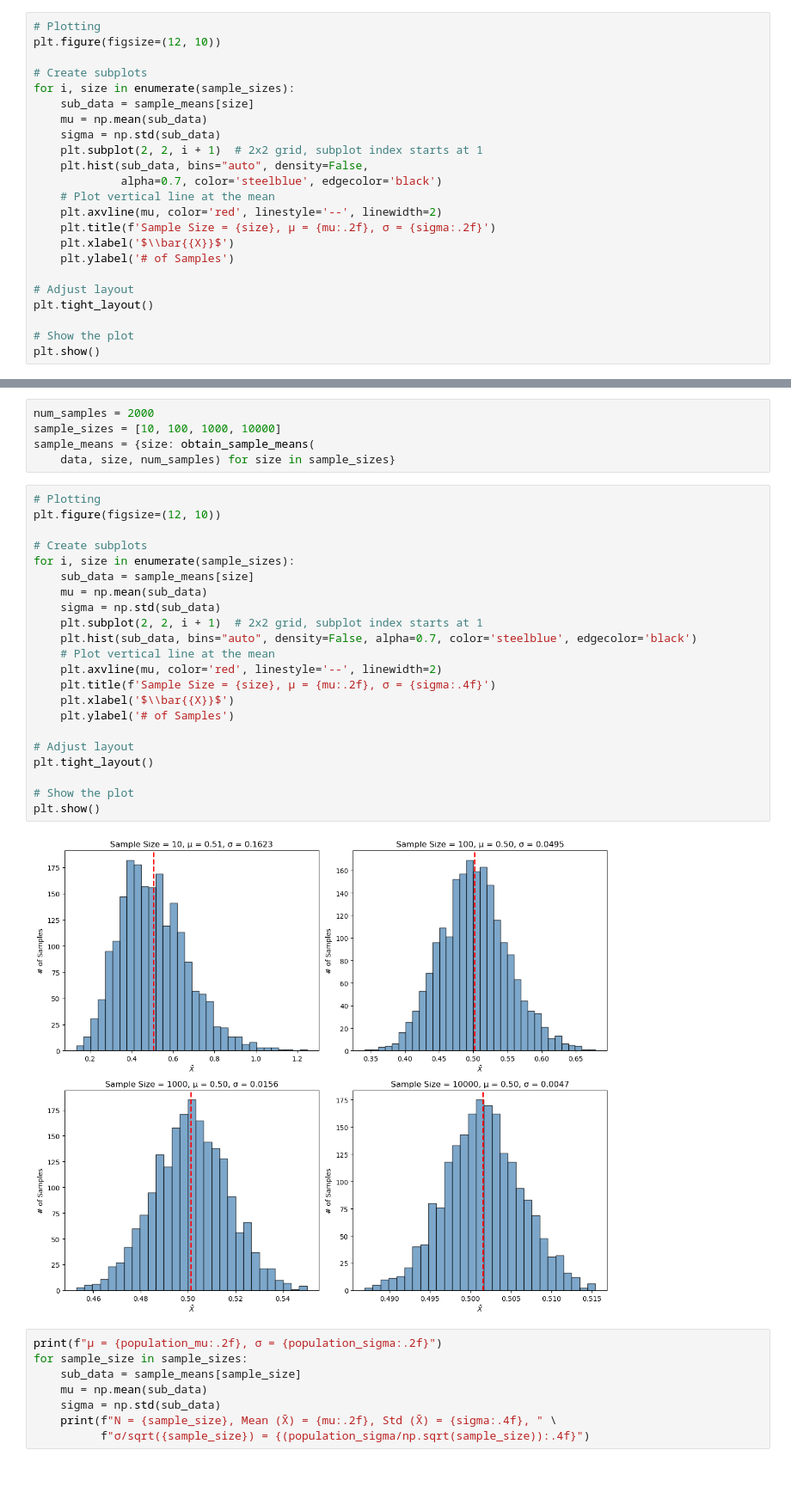
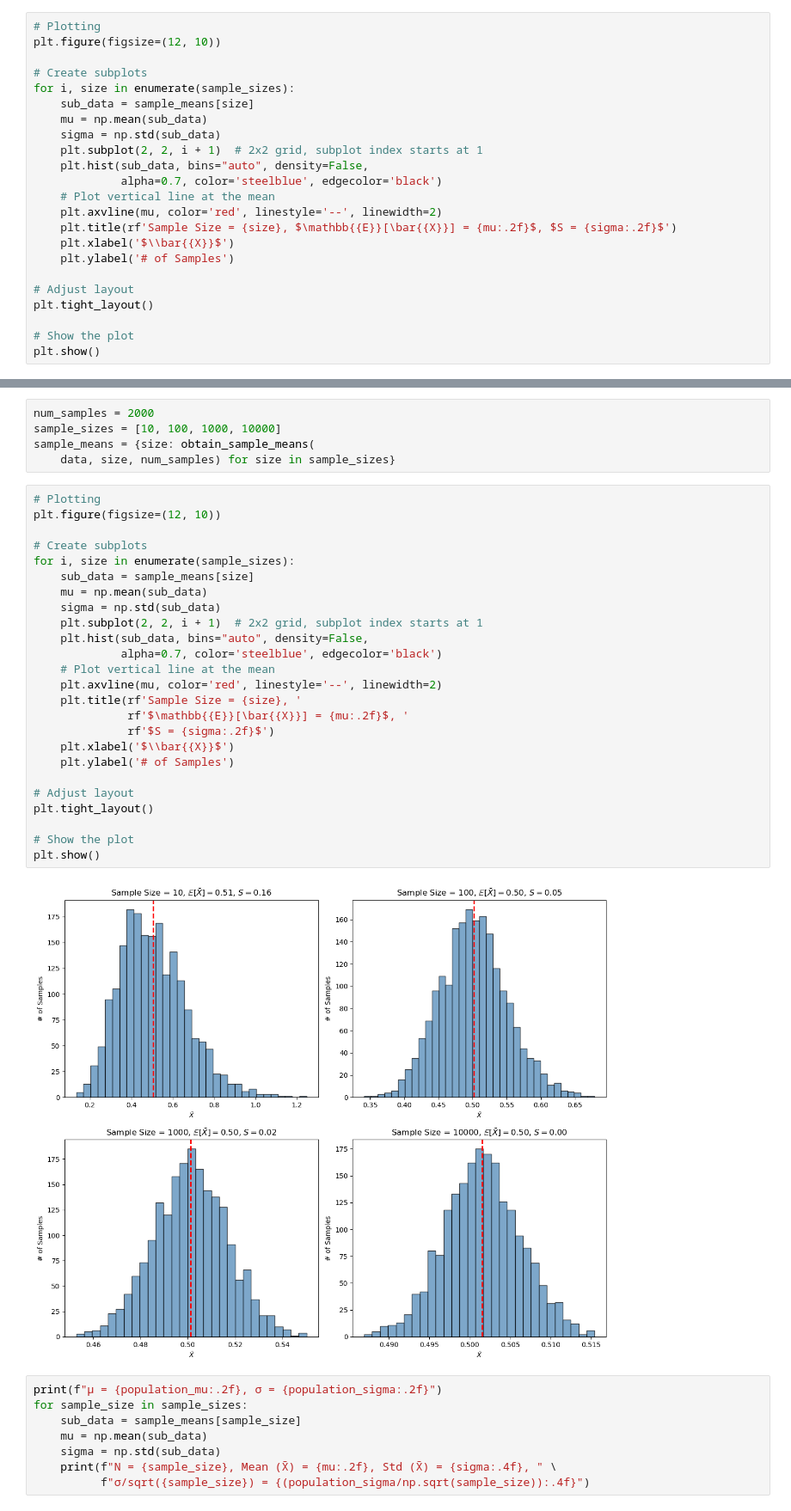
Before and after one commit to hongtaoh/hongtaoh.github.io, a Jupyter notebook: notebooks/2024-09-17-stats-simulation.ipynb, the cells around one changed output, grey strips where cells are left out. Shown at 86% size. Drawn from its saved outputs; the diff is of its cells as text; blank space fills up the shorter version.

```diff
--- a/notebooks/2024-09-17-stats-simulation.ipynb
+++ b/notebooks/2024-09-17-stats-simulation.ipynb
@@ -92,7 +92,7 @@ for i, size in enumerate(sample_sizes):
              alpha=0.7, color='steelblue', edgecolor='black')
     # Plot vertical line at the mean
     plt.axvline(mu, color='red', linestyle='--', linewidth=2)
-    plt.title(f'Sample Size = {size}, μ = {mu:.2f}, σ = {sigma:.2f}')
+    plt.title(rf'Sample Size = {size}, $\mathbb{{E}}[\bar{{X}}] = {mu:.2f}$, $S = {sigma:.2f}$')
     plt.xlabel('$\\bar{{X}}$')
     plt.ylabel('# of Samples')
 
@@ -183,27 +183,30 @@ sample_means = {size: obtain_sample_means(
 # %%
 # Plotting
 plt.figure(figsize=(12, 10))
 
 # Create subplots
 for i, size in enumerate(sample_sizes):
     sub_data = sample_means[size]
     mu = np.mean(sub_data)
     sigma = np.std(sub_data)
     plt.subplot(2, 2, i + 1)  # 2x2 grid, subplot index starts at 1
-    plt.hist(sub_data, bins="auto", density=False, alpha=0.7, color='steelblue', edgecolor='black')
+    plt.hist(sub_data, bins="auto", density=False,
+             alpha=0.7, color='steelblue', edgecolor='black')
     # Plot vertical line at the mean
     plt.axvline(mu, color='red', linestyle='--', linewidth=2)
-    plt.title(f'Sample Size = {size}, μ = {mu:.2f}, σ = {sigma:.4f}')
+    plt.title(rf'Sample Size = {size}, '
+              rf'$\mathbb{{E}}[\bar{{X}}] = {mu:.2f}$, '
+              rf'$S = {sigma:.2f}$')
     plt.xlabel('$\\bar{{X}}$')
     plt.ylabel('# of Samples')
 
 # Adjust layout
 plt.tight_layout()
 
 # Show the plot
 plt.show()
 # %% [output]
-[figure, old version]
+[figure, new version]
 # %%
 print(f"μ = {population_mu:.2f}, σ = {population_sigma:.2f}")
 for sample_size in sample_sizes:
```
Also changed, not shown: parts of 6 cells of this notebook, 19 other files.
